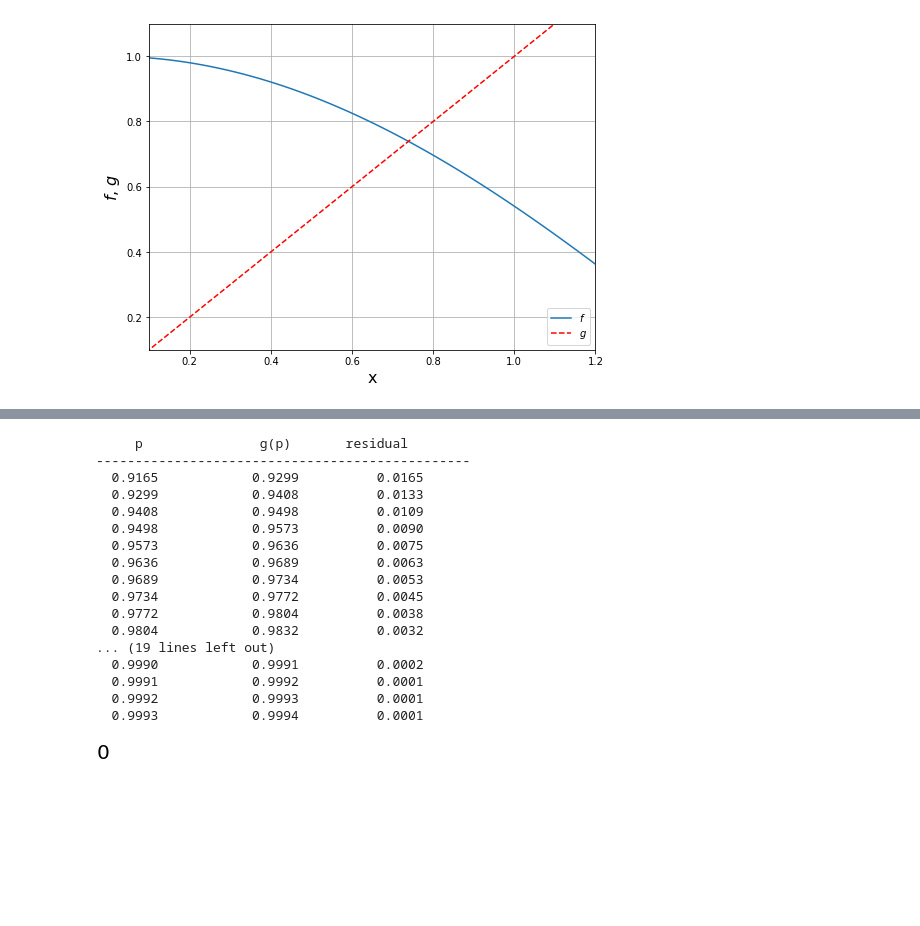
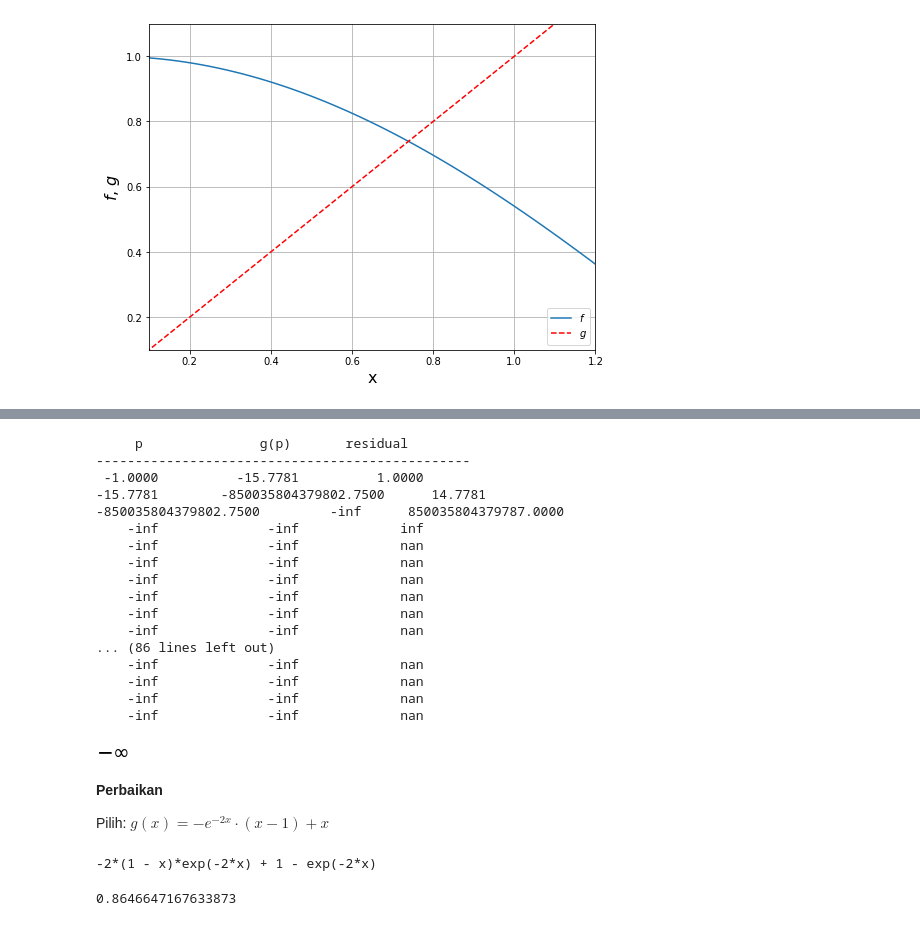
Before and after one commit to liebenlito/Metode-Numerik, a Jupyter notebook: Mencari Akar Persamaan.ipynb, the cells around one changed output, grey strips where cells are left out. Drawn from its saved outputs; the diff is of its cells as text; code cells hidden in the pictures; blank space fills up the shorter version.

```diff
--- a/Mencari Akar Persamaan.ipynb
+++ b/Mencari Akar Persamaan.ipynb
@@ -205,37 +252,39 @@ print(np.abs(g_aksen_eval(ksi)))
-# %%
-def g(x):
-    return -1*np.exp(-2*x) * (x-1) + x
-
-def iterasi_fixed_point(N, epsilon, p0):
-    print('     p\t\t     g(p)      \tresidual')
-    print('------------------------------------------------')
-    for i in range(N):
-        p = g(p0)
-        if (np.abs(p-p0) < epsilon):
-            break
-        print('{:8.4f}\t{:10.4f}\t{:10.4f}\t'.format(p, g(p), np.abs(p-p0)))
-        p0 = p
-        if (i>=N):
-            break
-    return 0
-# %%
-iterasi_fixed_point(100, 1e-4, 0.9)
-# %% [output]
-     p               g(p)       residual
-------------------------------------------------
-  0.9165            0.9299          0.0165
-  0.9299            0.9408          0.0133
-  0.9408            0.9498          0.0109
-  0.9498            0.9573          0.0090
-  0.9573            0.9636          0.0075
-  0.9636            0.9689          0.0063
-  0.9689            0.9734          0.0053
-  0.9734            0.9772          0.0045
-  0.9772            0.9804          0.0038
-  0.9804            0.9832          0.0032
-... (19 lines left out)
-  0.9990            0.9991          0.0002
-  0.9991            0.9992          0.0001
-  0.9992            0.9993          0.0001
-  0.9993            0.9994          0.0001
-[figure, removed]
+# %%
+g = lambda x: np.exp(-2*x) * (x-1) + x
+iterasi_fixed_point(g, 0)
+# %% [output]
+     p               g(p)       residual
+------------------------------------------------
+ -1.0000          -15.7781          1.0000
+-15.7781        -850035804379802.7500      14.7781
+-850035804379802.7500         -inf      850035804379787.0000
+    -inf              -inf             inf
+    -inf              -inf             nan
+    -inf              -inf             nan
+    -inf              -inf             nan
+    -inf              -inf             nan
+    -inf              -inf             nan
+    -inf              -inf             nan
+... (86 lines left out)
+    -inf              -inf             nan
+    -inf              -inf             nan
+    -inf              -inf             nan
+    -inf              -inf             nan
+[figure, added]
+# %% [markdown]
+__Perbaikan__
+
+Pilih: $g(x) = -e^{-2x}\cdot (x-1) + x$
+# %%
+x = sympy.symbols('x')
+g_simbol = -sympy.exp(-2*x) * (x-1) + x
+g_aksen = sympy.diff(g_simbol, x)
+print(g_aksen)
+# %% [output]
+-2*(1 - x)*exp(-2*x) + 1 - exp(-2*x)
+# %%
+ksi = 1
+g_aksen_eval = sympy.lambdify(x, g_aksen, "numpy")
+print(np.abs(g_aksen_eval(ksi)))
+# %% [output]
+0.8646647167633873
```
Also changed, not shown: parts of 21 cells of this notebook.
